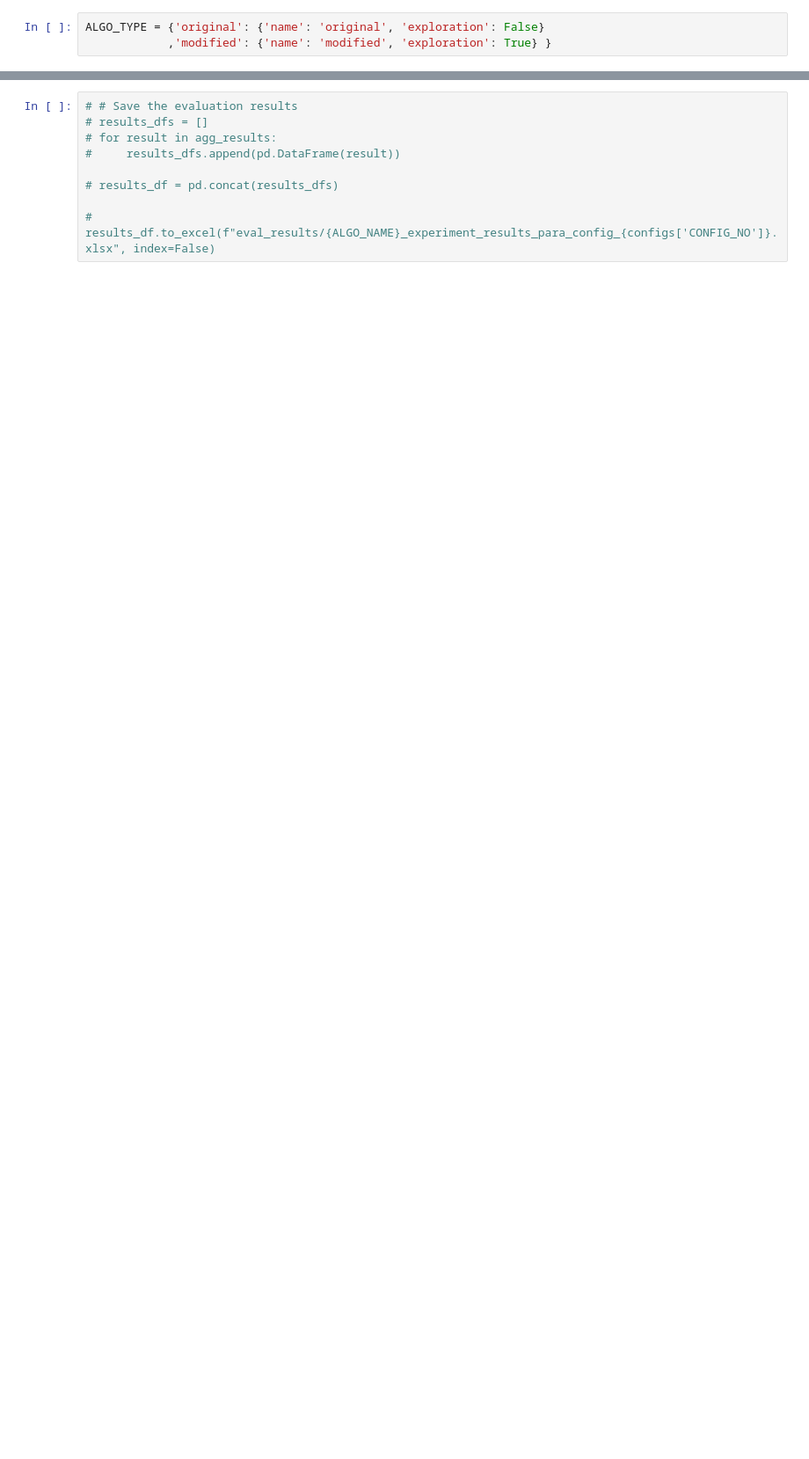
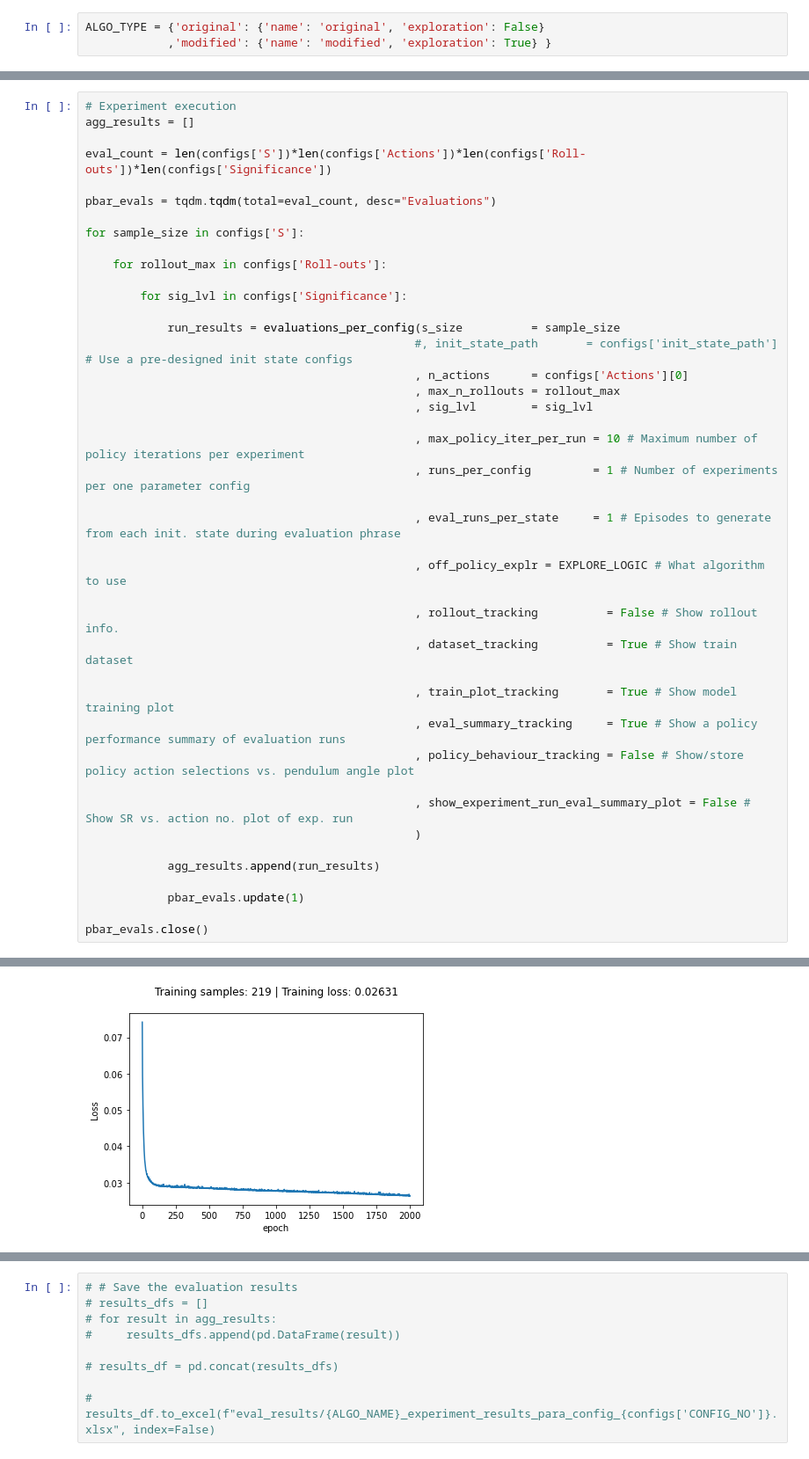
Before and after one commit to PandulaP/RL_Research, a Jupyter notebook: Pb_policy_iteration/cancer_treatment_env/algo_template/pbpi_algo_exp_setup/experiments/exp_analysis.ipynb, the cells around one changed output, grey strips where cells are left out. Shown at 88% size. Drawn from its saved outputs; the diff is of its cells as text; blank space fills up the shorter version.

```diff
--- a/Pb_policy_iteration/cancer_treatment_env/algo_template/pbpi_algo_exp_setup/experiments/exp_analysis.ipynb
+++ b/Pb_policy_iteration/cancer_treatment_env/algo_template/pbpi_algo_exp_setup/experiments/exp_analysis.ipynb
@@ -31,3 +34,46 @@ algorithm = ALGO_TYPE['original']
 # Algorithm configs
 ALGO_NAME = algorithm['name']
 EXPLORE_LOGIC = algorithm['exploration']
+# %%
+# Experiment execution
+agg_results = []
+
+eval_count = len(configs['S'])*len(configs['Actions'])*len(configs['Roll-outs'])*len(configs['Significance'])
+
+pbar_evals = tqdm.tqdm(total=eval_count, desc="Evaluations")
+
+for sample_size in configs['S']:
+
+    for rollout_max in configs['Roll-outs']:
+
+        for sig_lvl in configs['Significance']:
+
+            run_results = evaluations_per_config(s_size          = sample_size
+                                                #, init_state_path       = configs['init_state_path'] # Use a pre-designed init state configs
+                                                , n_actions      = configs['Actions'][0]
+                                                , max_n_rollouts = rollout_max
+                                                , sig_lvl        = sig_lvl
+
+                                                , max_policy_iter_per_run = 10 # Maximum number of policy iterations per experiment
+                                                , runs_per_config         = 1 # Number of experiments per one parameter config
+
+                                                , eval_runs_per_state     = 1 # Episodes to generate from each init. state during evaluation phrase
+
+                                                , off_policy_explr = EXPLORE_LOGIC # What algorithm to use
+
+                                                , rollout_tracking          = False # Show rollout info.
+                                                , dataset_tracking          = True # Show train dataset
+
+                                                , train_plot_tracking       = True # Show model training plot
+                                                , eval_summary_tracking     = True # Show a policy performance summary of evaluation runs
+                                                , policy_behaviour_tracking = False # Show/store policy action selections vs. pendulum angle plot
+
+                                                , show_experiment_run_eval_summary_plot = False # Show SR vs. action no. plot of exp. run
+                                                )
+
+            agg_results.append(run_results)
+
+            pbar_evals.update(1)
+
+pbar_evals.close()
+# %% [output]
@@ -33,0 +97 @@ EXPLORE_LOGIC = algorithm['exploration']
+[figure, added]
```
Also changed, not shown: parts of 5 cells of this notebook, 53 other files.
